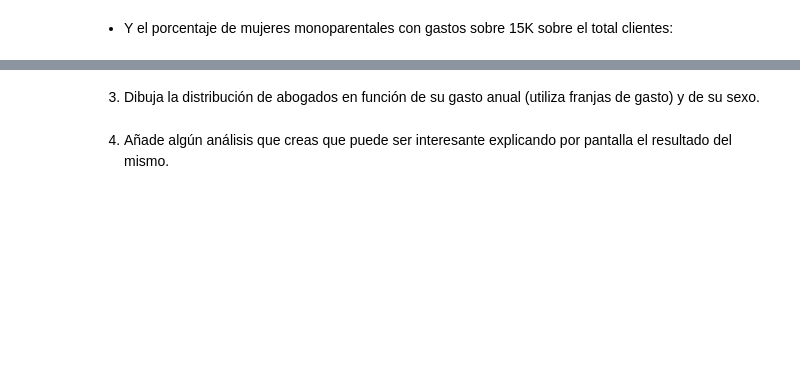
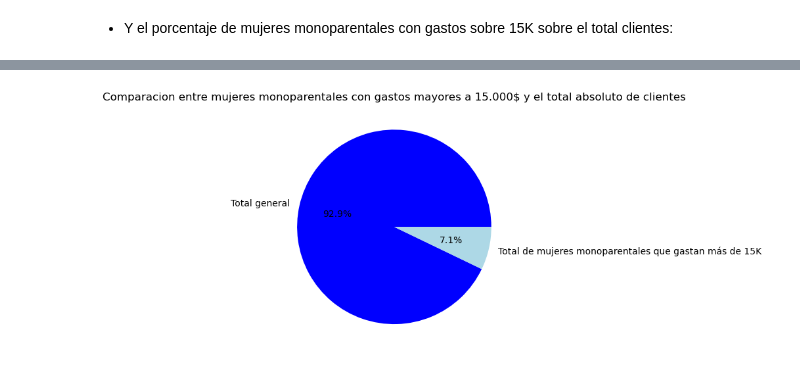
Before and after one commit to LauraDanielamg/TechnicalTestBipi, a Jupyter notebook: TechnicalTest.ipynb, the cells around one changed output, grey strips where cells are left out. Drawn from its saved outputs; the diff is of its cells as text; code cells hidden in the pictures; blank space fills up the shorter version.

```diff
--- a/TechnicalTest.ipynb
+++ b/TechnicalTest.ipynb
@@ -439,2 +250,0 @@ print("Número de abogados femeninos con experiencia laboral mayor que la media
-# %% [markdown]
-3. Dibuja la distribución de abogados en función de su gasto anual (utiliza franjas de gasto) y de su sexo.
@@ -472,2 +251,12 @@ plt.show()
-# %% [markdown]
-4. Añade algún análisis que creas que puede ser interesante explicando por pantalla el resultado del mismo.
+# %%
+df_non_female_single_parent_over_15k = females & single_parent & annual_spending_over_15K
+df_non_female_single_parent_over_15k = df_non_female_single_parent_over_15k.apply(lambda x: not x)
+df_non_female_single_parent_over_15k = df[df_non_female_single_parent_over_15k]
+
+general_total_not_female_single_parent_over_15k = len(df_non_female_single_parent_over_15k)
+
+plt.pie([general_total_not_female_single_parent_over_15k, num_females_single_parents_over_15k], labels=["Total general", "Total de mujeres monoparentales que gastan más de 15K"],colors=colors, autopct='%1.1f%%')
+plt.title('Comparacion entre mujeres monoparentales con gastos mayores a 15.000$ y el total absoluto de clientes')
+plt.show()
+# %% [output]
+[figure, added]
```
Also changed, not shown: parts of 87 cells of this notebook.
